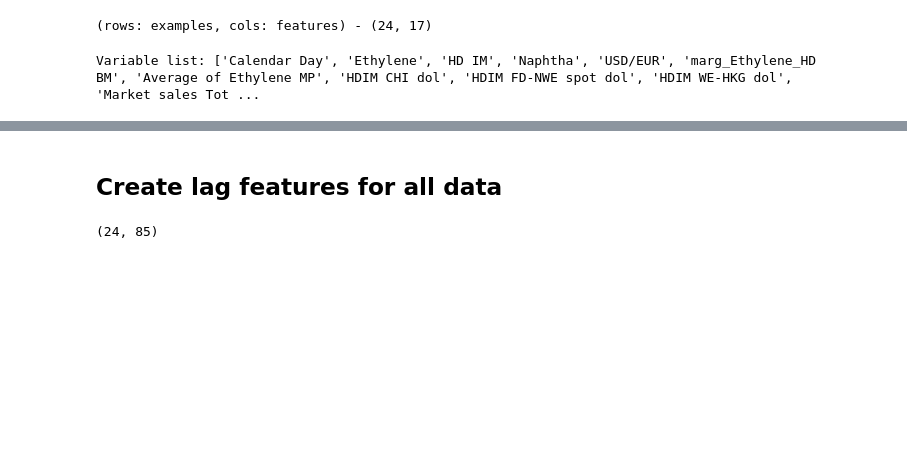
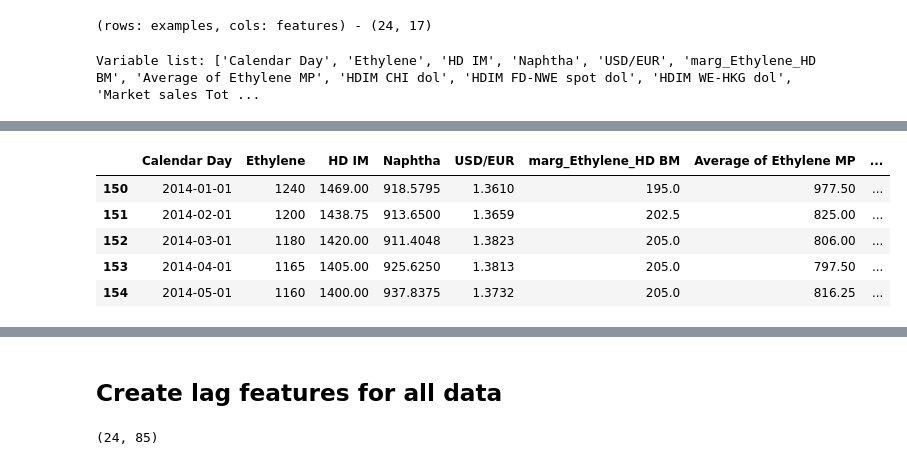
Before and after one commit to clijda/PO-Margin, a Jupyter notebook: Data Analysis PE-HD Market Drivers.ipynb, the cells around one changed output, grey strips where cells are left out. Cells and saved outputs as stored; diff of their text form; code cells hidden in the pictures; blank space fills up the shorter version.

```diff
--- a/Data Analysis PE-HD Market Drivers.ipynb
+++ b/Data Analysis PE-HD Market Drivers.ipynb
@@ -48,0 +48,9 @@ plt.show()
+# %%
+data.head(5) # show first 5 lines of data
+# %% [output]
+|  | Calendar Day | Ethylene | HD IM | Naphtha | USD/EUR | marg_Ethylene_HD BM | Average of Ethylene MP | ... |
+| 150 | 2014-01-01 | 1240 | 1469.00 | 918.5795 | 1.3610 | 195.0 | 977.50 | ... |
+| 151 | 2014-02-01 | 1200 | 1438.75 | 913.6500 | 1.3659 | 202.5 | 825.00 | ... |
+| 152 | 2014-03-01 | 1180 | 1420.00 | 911.4048 | 1.3823 | 205.0 | 806.00 | ... |
+| 153 | 2014-04-01 | 1165 | 1405.00 | 925.6250 | 1.3813 | 205.0 | 797.50 | ... |
+| 154 | 2014-05-01 | 1160 | 1400.00 | 937.8375 | 1.3732 | 205.0 | 816.25 | ... |
```
Also changed, not shown: parts of 13 cells of this notebook.
